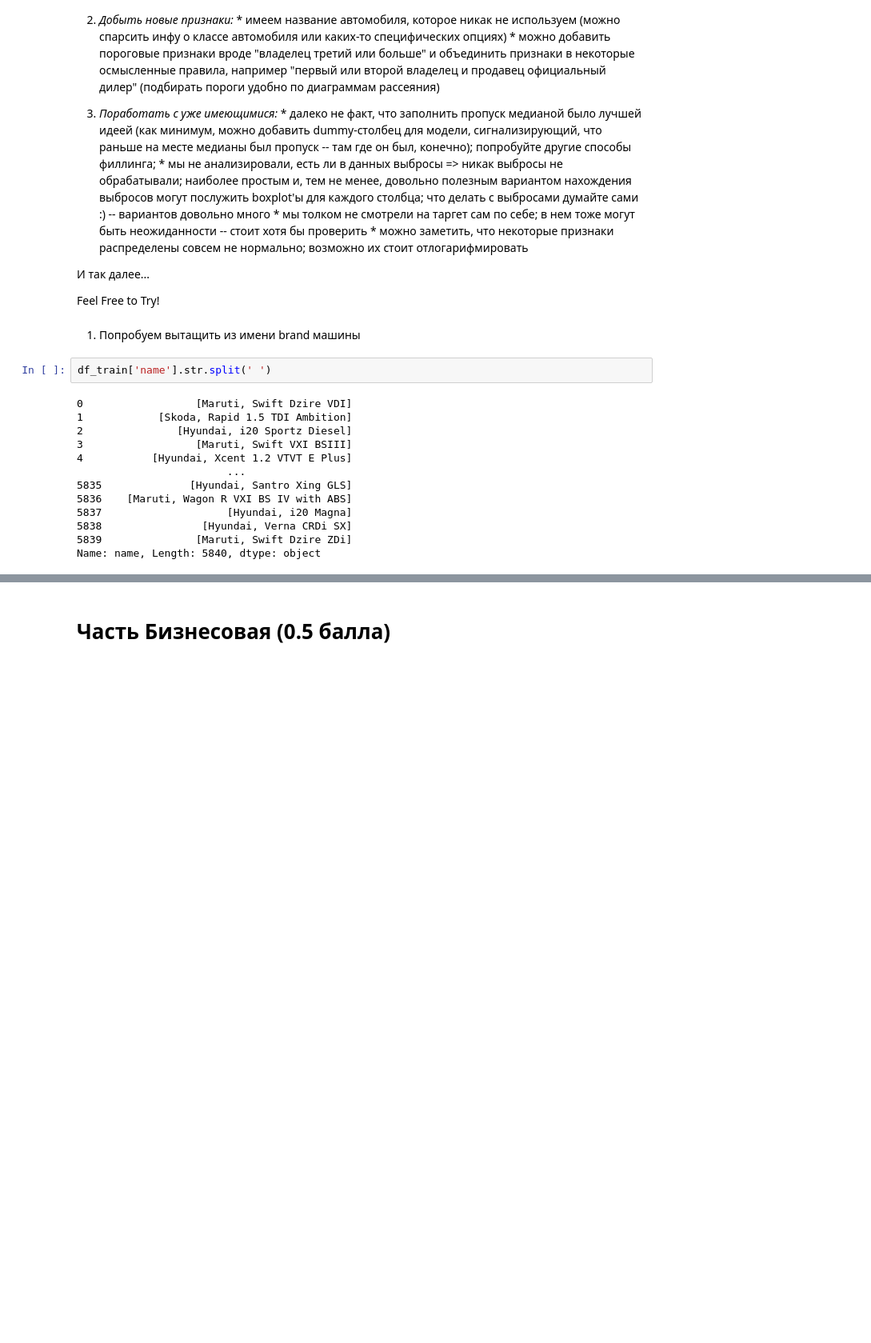
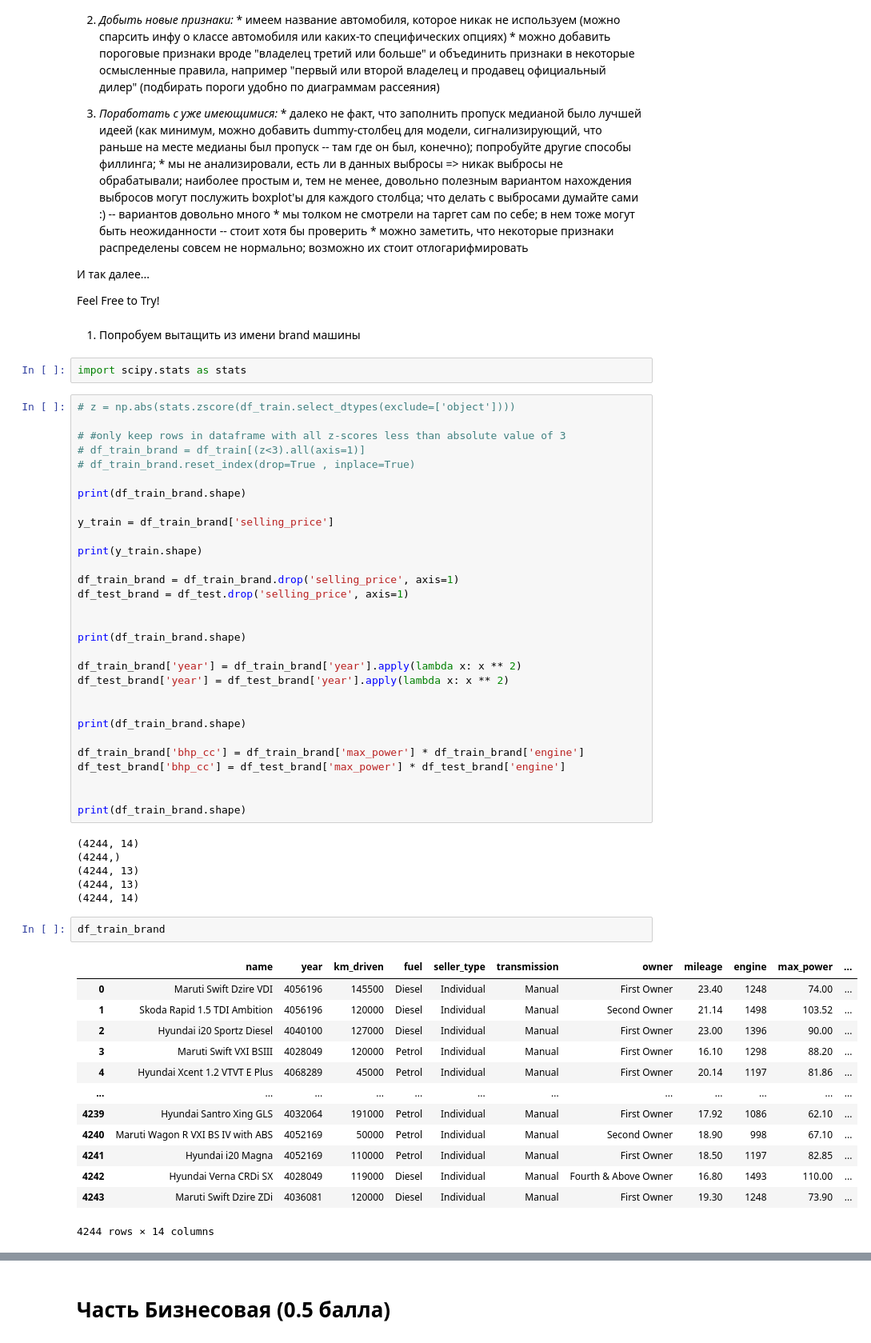
Before and after one commit to Kulikov17/MLDS_ML, a Jupyter notebook: HW1/HW1_Regression_with_inference.ipynb, the cells around one changed output, grey strips where cells are left out. Shown at 80% size. Cells and saved outputs as stored; diff of their text form; blank space fills up the shorter version.

```diff
--- a/HW1/HW1_Regression_with_inference.ipynb
+++ b/HW1/HW1_Regression_with_inference.ipynb
@@ -1060,18 +986,57 @@ MSE(y_test, y_pred_test_l2)
 Feel Free to Try!
 # %% [markdown]
 1. Попробуем вытащить из имени brand машины
-# %%
-df_train['name'].str.split(' ')
-# %% [output]
-0                  [Maruti, Swift Dzire VDI]
-1            [Skoda, Rapid 1.5 TDI Ambition]
-2               [Hyundai, i20 Sportz Diesel]
-3                  [Maruti, Swift VXI BSIII]
-4           [Hyundai, Xcent 1.2 VTVT E Plus]
-                        ...
-5835              [Hyundai, Santro Xing GLS]
-5836    [Maruti, Wagon R VXI BS IV with ABS]
-5837                    [Hyundai, i20 Magna]
-5838                [Hyundai, Verna CRDi SX]
-5839               [Maruti, Swift Dzire ZDi]
-Name: name, Length: 5840, dtype: object
+# %%
+import scipy.stats as stats
+# %%
+# z = np.abs(stats.zscore(df_train.select_dtypes(exclude=['object'])))
+
+# #only keep rows in dataframe with all z-scores less than absolute value of 3
+# df_train_brand = df_train[(z<3).all(axis=1)]
+# df_train_brand.reset_index(drop=True , inplace=True)
+
+print(df_train_brand.shape)
+
+y_train = df_train_brand['selling_price']
+
+print(y_train.shape)
+
+df_train_brand = df_train_brand.drop('selling_price', axis=1)
+df_test_brand = df_test.drop('selling_price', axis=1)
+
+
+print(df_train_brand.shape)
+
+df_train_brand['year'] = df_train_brand['year'].apply(lambda x: x ** 2)
+df_test_brand['year'] = df_test_brand['year'].apply(lambda x: x ** 2)
+
+
+print(df_train_brand.shape)
+
+df_train_brand['bhp_cc'] = df_train_brand['max_power'] * df_train_brand['engine']
+df_test_brand['bhp_cc'] = df_test_brand['max_power'] * df_test_brand['engine']
+
+
+print(df_train_brand.shape)
+# %% [output]
+(4244, 14)
+(4244,)
+(4244, 13)
+(4244, 13)
+(4244, 14)
+# %%
+df_train_brand
+# %% [output]
+|  | name | year | km_driven | fuel | seller_type | transmission | owner | mileage | engine | max_power | ... |
+| 0 | Maruti Swift Dzire VDI | 4056196 | 145500 | Diesel | Individual | Manual | First Owner | 23.40 | 1248 | 74.00 | ... |
+| 1 | Skoda Rapid 1.5 TDI Ambition | 4056196 | 120000 | Diesel | Individual | Manual | Second Owner | 21.14 | 1498 | 103.52 | ... |
+| 2 | Hyundai i20 Sportz Diesel | 4040100 | 127000 | Diesel | Individual | Manual | First Owner | 23.00 | 1396 | 90.00 | ... |
+| 3 | Maruti Swift VXI BSIII | 4028049 | 120000 | Petrol | Individual | Manual | First Owner | 16.10 | 1298 | 88.20 | ... |
+| 4 | Hyundai Xcent 1.2 VTVT E Plus | 4068289 | 45000 | Petrol | Individual | Manual | First Owner | 20.14 | 1197 | 81.86 | ... |
+| ... | ... | ... | ... | ... | ... | ... | ... | ... | ... | ... | ... |
+| 4239 | Hyundai Santro Xing GLS | 4032064 | 191000 | Petrol | Individual | Manual | First Owner | 17.92 | 1086 | 62.10 | ... |
+| 4240 | Maruti Wagon R VXI BS IV with ABS | 4052169 | 50000 | Petrol | Individual | Manual | Second Owner | 18.90 | 998 | 67.10 | ... |
+| 4241 | Hyundai i20 Magna | 4052169 | 110000 | Petrol | Individual | Manual | First Owner | 18.50 | 1197 | 82.85 | ... |
+| 4242 | Hyundai Verna CRDi SX | 4028049 | 119000 | Diesel | Individual | Manual | Fourth & Above Owner | 16.80 | 1493 | 110.00 | ... |
+| 4243 | Maruti Swift Dzire ZDi | 4036081 | 120000 | Diesel | Individual | Manual | First Owner | 19.30 | 1248 | 73.90 | ... |
+4244 rows × 14 columns
```
Also changed, not shown: parts of 62 cells of this notebook.
